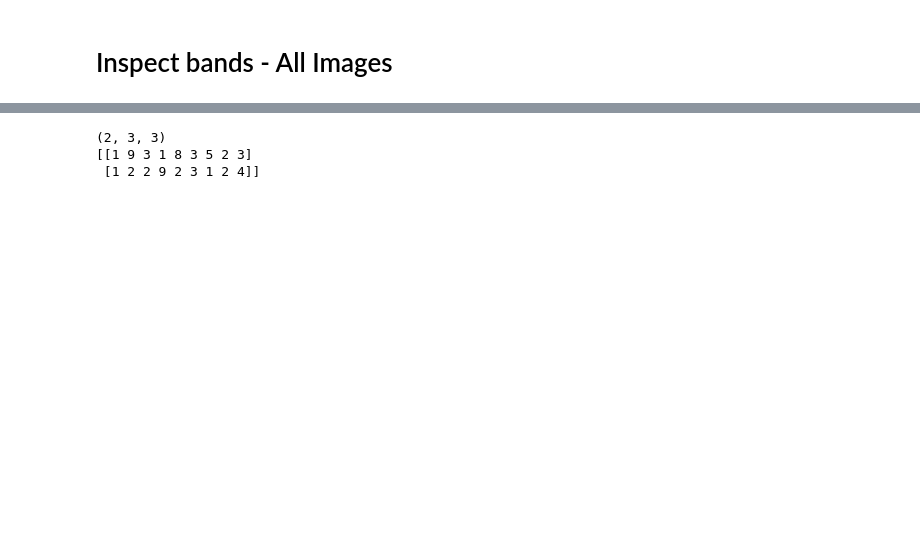
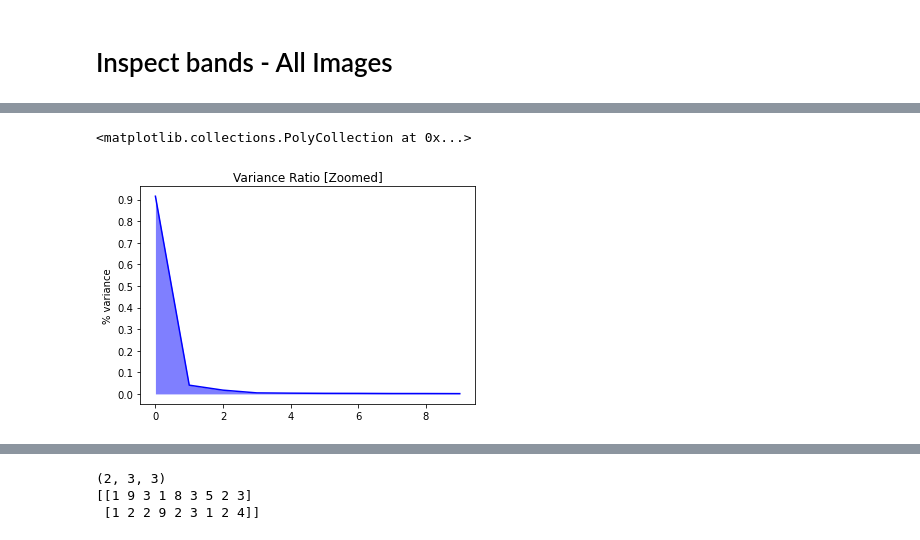
Before and after one commit to oakleighw/remote_sensing_hyperspectral_soil, a Jupyter notebook: dataset.ipynb, the cells around one changed output, grey strips where cells are left out. Saved outputs shown, nothing was run; the diff lists cells and outputs as text; code cells hidden in the pictures; blank space fills up the shorter version.

```diff
--- a/dataset.ipynb
+++ b/dataset.ipynb
@@ -241,0 +342,17 @@ plotBands(means,stds)
+# %%
+plt.figure()
+plt.ylabel('% variance')
+plt.title('Variance Ratio [Zoomed]')
+plt.plot(varRat[:10],'blue')
+plt.yticks(np.arange(0, 1, 0.1))
+x = np.arange(10)
+plt.fill_between(
+        x,
+        varRat[:10],
+        color='blue',
+        alpha=0.5,
+        linewidth=0,
+        )
+# %% [output]
+<matplotlib.collections.PolyCollection at 0x...>
+[figure, added]
```
Also changed, not shown: parts of 37 cells of this notebook.
